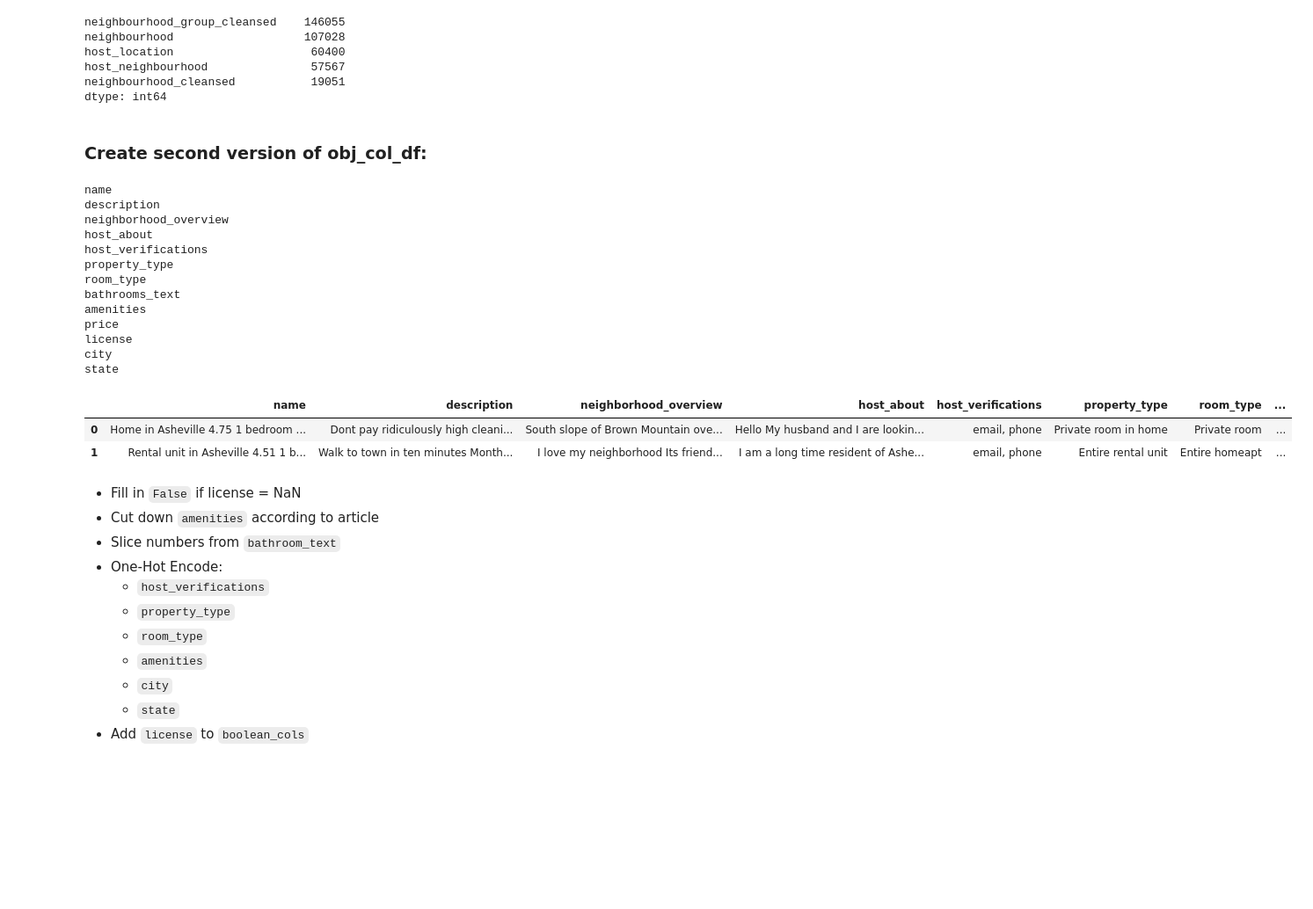
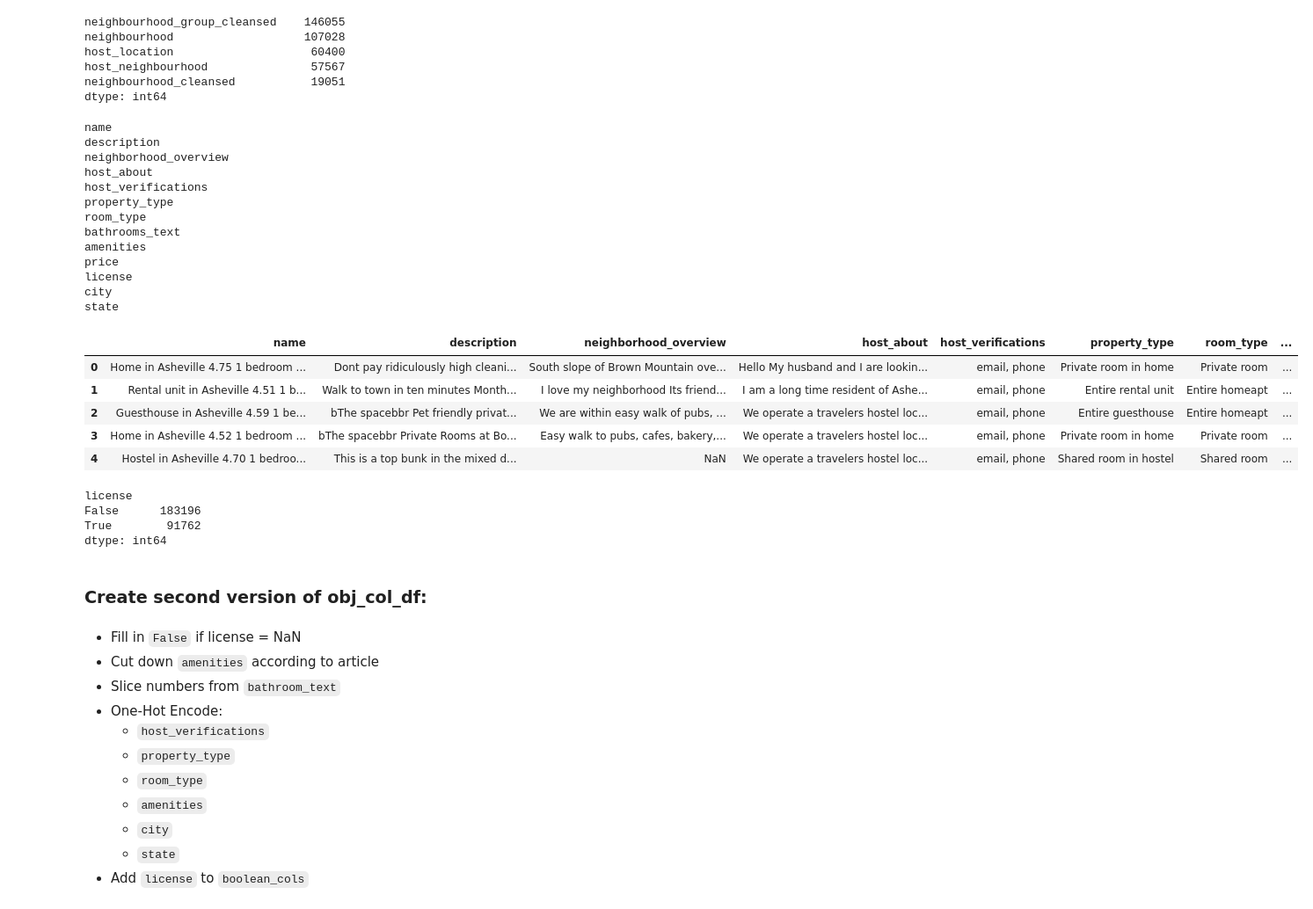
Before and after one commit to clairesarraille/airbnb_price_prediction, a Jupyter notebook: 01_Colab.ipynb, the cells around one changed output. Shown at 88% size. Drawn from its saved outputs; the diff is of its cells as text; code cells hidden in the pictures; blank space fills up the shorter version.

```diff
--- a/01_Colab.ipynb
+++ b/01_Colab.ipynb
@@ -161,6 +146,8 @@ df.shape[0]
 for col in range(df.shape[1]):
   nunique_vals = df.iloc[:,col].nunique()
   relative = (float(nunique_vals) / df.shape[0]) * 100
-  if relative < .5:
-    print(f'"{df.columns[col]}" has {nunique_vals} unique values ({relative:.4f}%) -- datatype is: {df[df.columns[col]].dtypes}')
+#  if relative < .5:
+  print(f'"{df.columns[col]}" has {nunique_vals} unique values ({relative:.4f}%) -- datatype is: {df[df.columns[col]].dtypes}')
+
+#print(f'"{df.columns[col]}" has {nunique_vals} unique values ({relative:.4f}%) -- datatype is: {df[df.columns[col]].dtypes}')
 # %% [output]
@@ -397,3 +384,36 @@ dtype: int64
 df.drop(columns=['neighbourhood', 'neighbourhood_cleansed', 'neighbourhood_group_cleansed'], inplace=True)
 # Drop host location columns:
 df.drop(columns=['host_location', 'host_neighbourhood'], inplace=True)
+# %%
+# Create list of non-numeric cols minus the boolean columns:
+obj_cols_2 = []
+for col in range(df.shape[1]):
+  if df[df.columns[col]].dtypes == 'object' and df.columns[col] not in boolean_cols:
+    obj_cols_2.append(df.columns[col])
+print()
+for col in obj_cols_2:
+  print(col)
+obj_df_2 = df[obj_cols_2]
+print()
+data_table.disable_dataframe_formatter()
+obj_df_2.iloc[0:10,:].head().sort_values(by='license', ascending = True)
+# %% [output]
+name
+description
+neighborhood_overview
+host_about
+host_verifications
+property_type
+room_type
+bathrooms_text
+amenities
+price
+license
+city
+state
+|  | name | description | neighborhood_overview | host_about | host_verifications | property_type | room_type | ... |
+| 0 | Home in Asheville 4.75 1 bedroom ... | Dont pay ridiculously high cleani... | South slope of Brown Mountain ove... | Hello My husband and I are lookin... | email, phone | Private room in home | Private room | ... |
+| 1 | Rental unit in Asheville 4.51 1 b... | Walk to town in ten minutes Month... | I love my neighborhood Its friend... | I am a long time resident of Ashe... | email, phone | Entire rental unit | Entire homeapt | ... |
+| 2 | Guesthouse in Asheville 4.59 1 be... | bThe spacebbr Pet friendly privat... | We are within easy walk of pubs, ... | We operate a travelers hostel loc... | email, phone | Entire guesthouse | Entire homeapt | ... |
+| 3 | Home in Asheville 4.52 1 bedroom ... | bThe spacebbr Private Rooms at Bo... | Easy walk to pubs, cafes, bakery,... | We operate a travelers hostel loc... | email, phone | Private room in home | Private room | ... |
+| 4 | Hostel in Asheville 4.70 1 bedroo... | This is a top bunk in the mixed d... | NaN | We operate a travelers hostel loc... | email, phone | Shared room in hostel | Shared room | ... |
@@ -400,35 +422,13 @@ df.drop(columns=['host_location', 'host_neighbourhood'], inplace=True)
+# %%
+# Get unique values for license_not_null_df
+license_not_null_df.value_counts()
+# %% [output]
+license
+False      183196
+True        91762
+dtype: int64
 # %% [markdown]
 ### Create second version of obj_col_df:
-# %%
-# Create list of non-numeric cols minus the boolean columns:
-obj_cols_2 = []
-for col in range(df.shape[1]):
-  if df[df.columns[col]].dtypes == 'object' and df.columns[col] not in boolean_cols:
-    obj_cols_2.append(df.columns[col])
-print()
-for col in obj_cols_2:
-  print(col)
-obj_df_2 = df[obj_cols_2]
-print()
-data_table.disable_dataframe_formatter()
-obj_df_2.iloc[0:2,:]
-# %% [output]
-name
-description
-neighborhood_overview
-host_about
-host_verifications
-property_type
-room_type
-bathrooms_text
-amenities
-price
-license
-city
-state
-|  | name | description | neighborhood_overview | host_about | host_verifications | property_type | room_type | ... |
-| 0 | Home in Asheville 4.75 1 bedroom ... | Dont pay ridiculously high cleani... | South slope of Brown Mountain ove... | Hello My husband and I are lookin... | email, phone | Private room in home | Private room | ... |
-| 1 | Rental unit in Asheville 4.51 1 b... | Walk to town in ten minutes Month... | I love my neighborhood Its friend... | I am a long time resident of Ashe... | email, phone | Entire rental unit | Entire homeapt | ... |
 # %% [markdown]
 - Fill in `False` if license = NaN
 - Cut down `amenities` according to article
```
Also changed, not shown: parts of 5 cells of this notebook.
